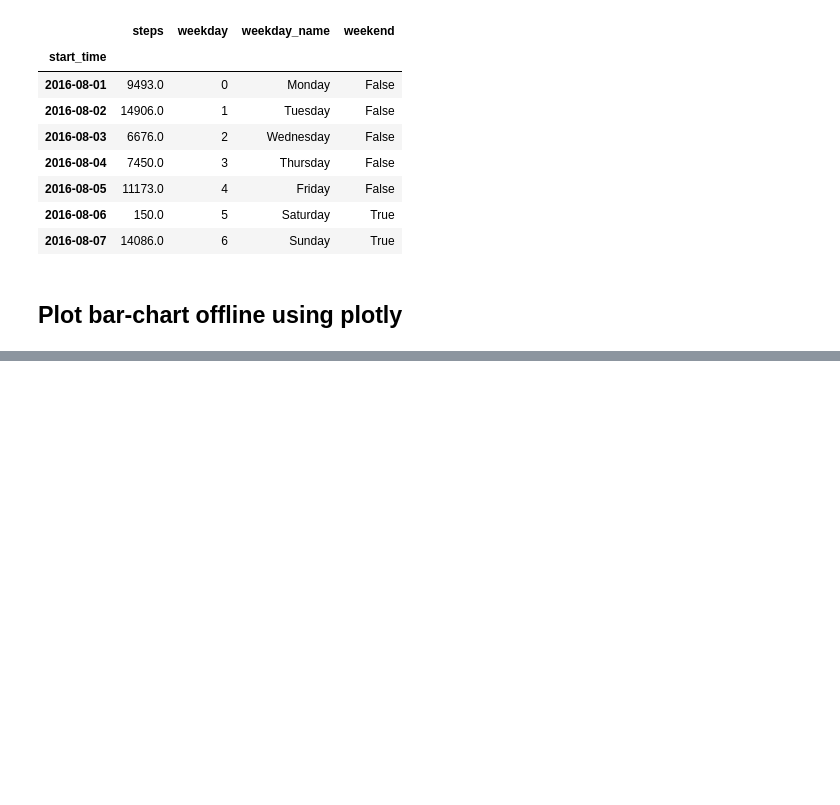
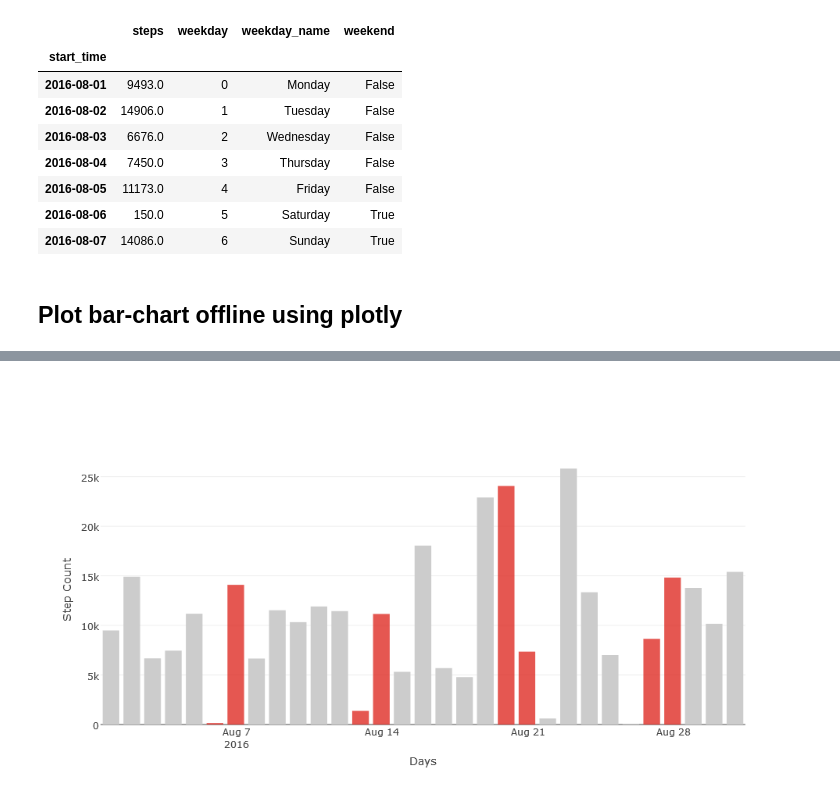
Before and after one commit to adammia/python-iphone-step-data, a Jupyter notebook: iphone-step-data.ipynb, the cells around one changed output, grey strips where cells are left out. Drawn from its saved outputs; the diff is of its cells as text; code cells hidden in the pictures; blank space fills up the shorter version.

Commit message:
added .png sample output

```diff
--- a/iphone-step-data.ipynb
+++ b/iphone-step-data.ipynb
@@ -61,3 +63,7 @@ iplot({
 }, show_link=False)
 # %% [output]
 [interactive output not drawn]
+# %%
+Image("step-data-sample-plot.png")
+# %% [output]
+[figure, added]
```
Also changed, not shown: parts of 1 cell of this notebook, 1 other file.
